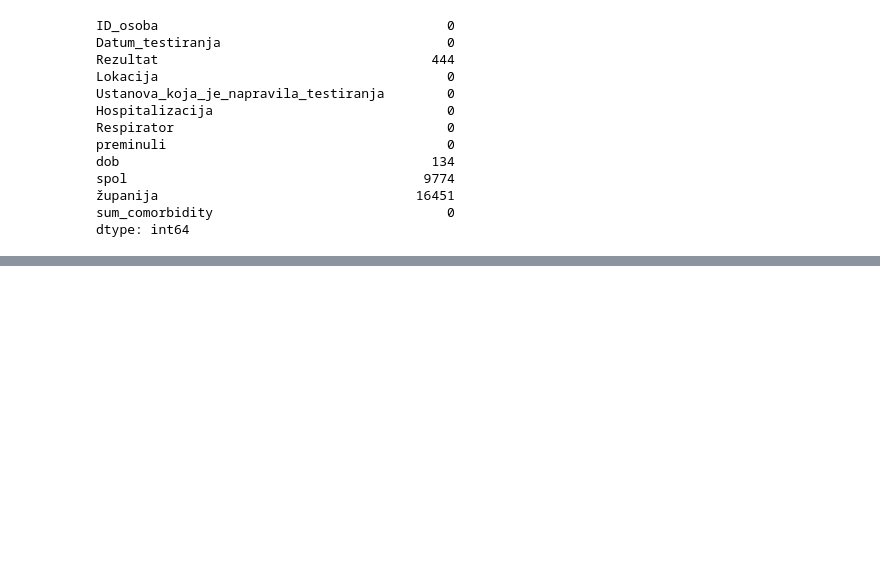
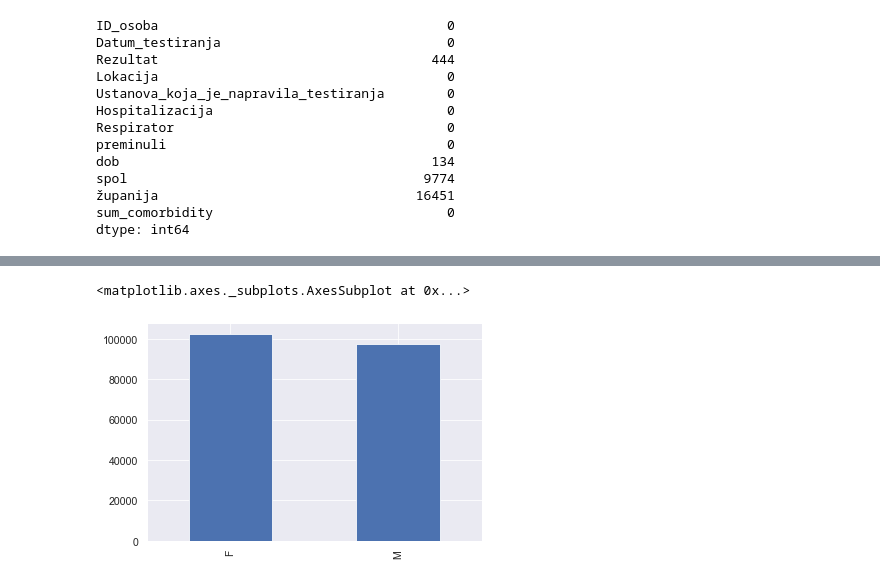
Before and after one commit to akapet00/covid-19-modelling-croatia, a Jupyter notebook: notebooks/00-tidy.ipynb, the cells around one changed output, grey strips where cells are left out. Cells and saved outputs as stored; diff of their text form; code cells hidden in the pictures; blank space fills up the shorter version.

```diff
--- a/notebooks/00-tidy.ipynb
+++ b/notebooks/00-tidy.ipynb
@@ -165,0 +211,5 @@ df_w.total_comorbidities = df_tidy.sum_comorbidity
+# %%
+df_w.sex.value_counts().plot(kind='bar')
+# %% [output]
+<matplotlib.axes._subplots.AxesSubplot at 0x...>
+[figure, added]
```
Also changed, not shown: parts of 11 cells of this notebook, 1 other file.
